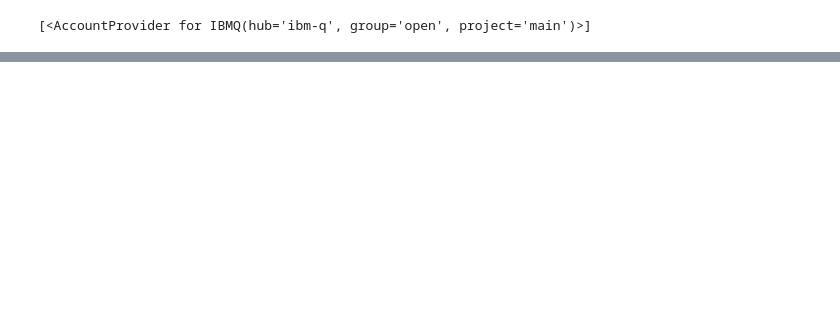
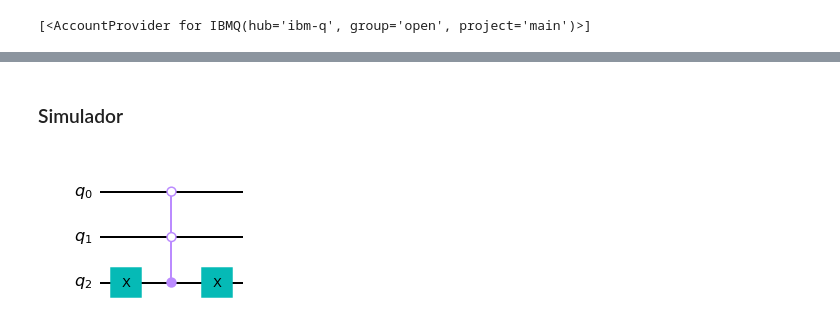
Before and after one commit to zoisper/IC-Projeto, a Jupyter notebook: Projeto.ipynb, the cells around one changed output, grey strips where cells are left out. Saved outputs shown, nothing was run; the diff lists cells and outputs as text; code cells hidden in the pictures; blank space fills up the shorter version.

```diff
--- a/Projeto.ipynb
+++ b/Projeto.ipynb
@@ -206,0 +248,7 @@ backend.configuration().n_qubits
+# %% [markdown]
+### Simulador
+# %%
+oracle = PhaseOracle.from_dimacs_file('formula.dimacs')
+oracle.draw("mpl")
+# %% [output]
+[figure, added]
```
Also changed, not shown: parts of 24 cells of this notebook, 1 other file.
